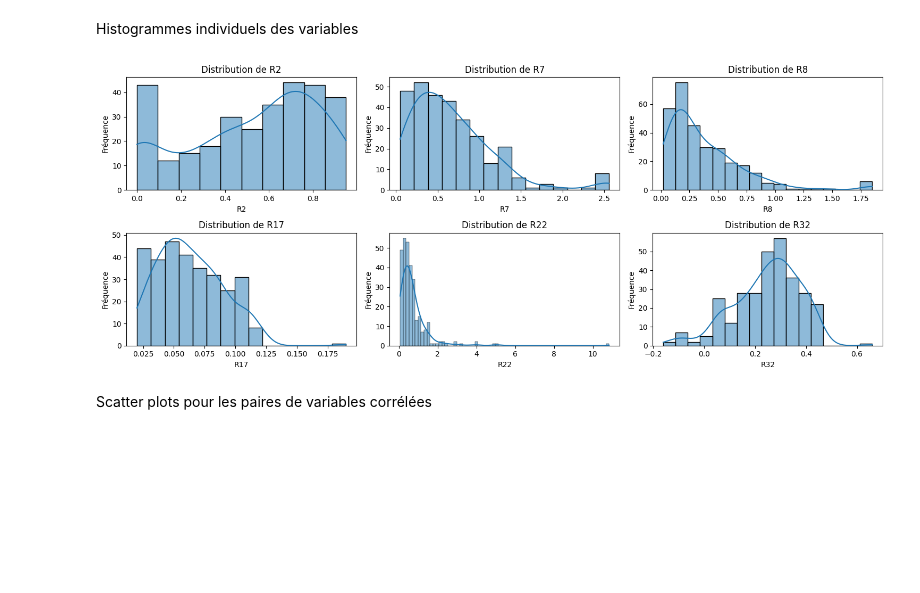
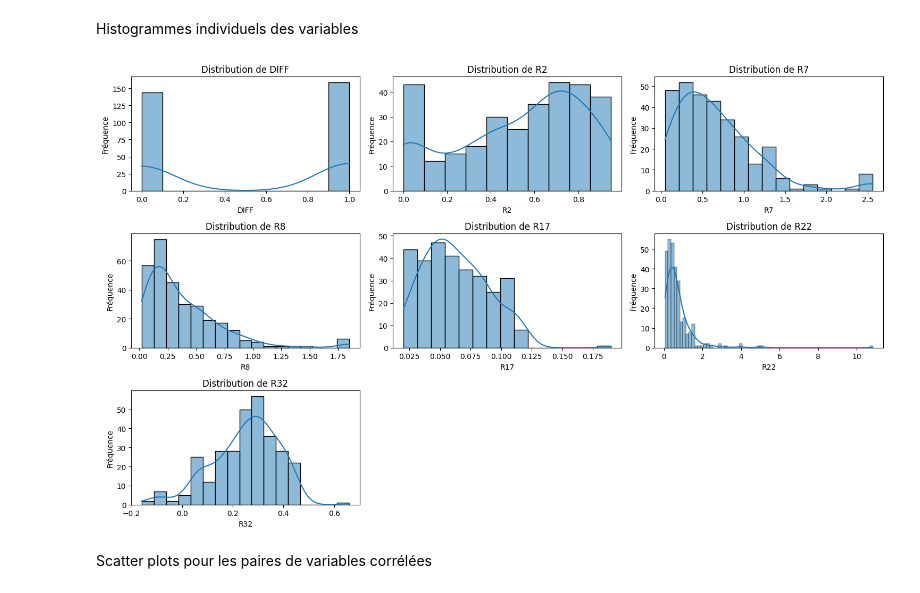
Before and after one commit to ilyaselb34/kaggleLIGAM, a Jupyter notebook: visu/visu.ipynb, the cells around one changed output. Saved outputs shown, nothing was run; the diff lists cells and outputs as text; code cells hidden in the pictures; blank space fills up the shorter version.

```diff
--- a/visu/visu.ipynb
+++ b/visu/visu.ipynb
@@ -40,39 +40,35 @@ Histogrammes individuels des variables
 # %%
 import pandas as pd
 import seaborn as sns
 import matplotlib.pyplot as plt
 import math
-
 # Charger le fichier CSV avec pandas
 df = pd.read_csv('../data/farms_train.csv', delimiter=';', decimal=',')
 
-# Enlever la première colonne
-df = df.drop(columns=df.columns[0])
 
-# Calculer le nombre de colonnes pour organiser la grille
+
 num_cols = len(df.columns)
+
 cols = 3
 rows = math.ceil(num_cols / cols)
 
-# Créer les sous-graphiques
 fig, axes = plt.subplots(rows, cols, figsize=(15, rows * 3))
 
 for i, col in enumerate(df.columns):
     row = i // cols
     col_pos = i % cols
     sns.histplot(df[col], kde=True, ax=axes[row, col_pos])
     axes[row, col_pos].set_title(f'Distribution de {col}')
     axes[row, col_pos].set_xlabel(col)
     axes[row, col_pos].set_ylabel('Fréquence')
 
-# Supprimer les axes vides si le nombre de graphiques est inférieur à la grille
 for j in range(i + 1, rows * cols):
     fig.delaxes(axes.flatten()[j])
 
 plt.tight_layout()
 plt.show()
 # %% [output]
-[figure, old version]
+[figure, new version]
 # %% [markdown]
 Scatter plots pour les paires de variables corrélées
 # %%
```
